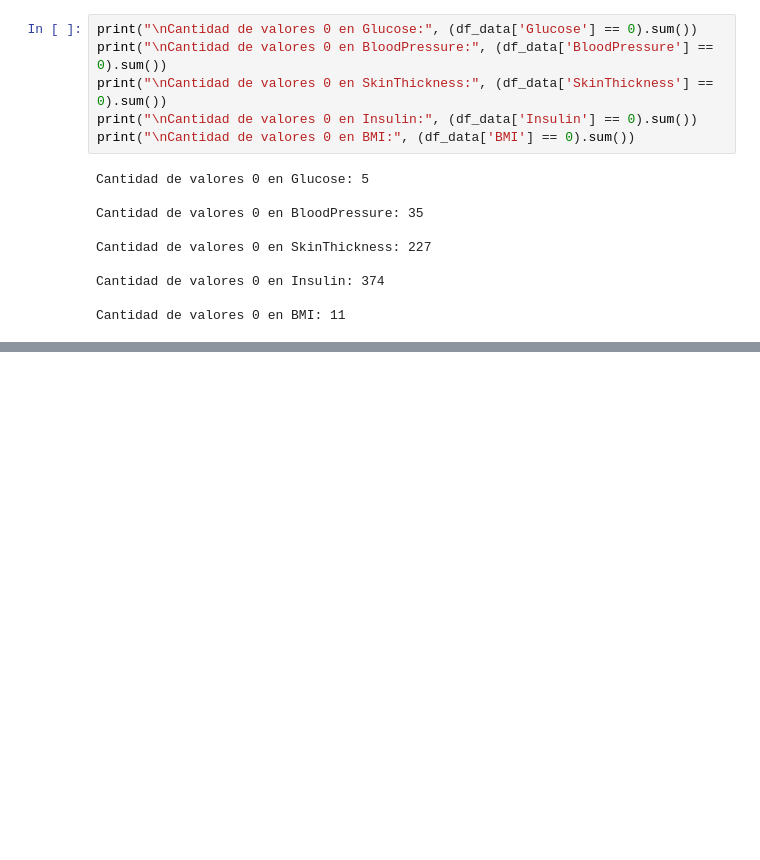
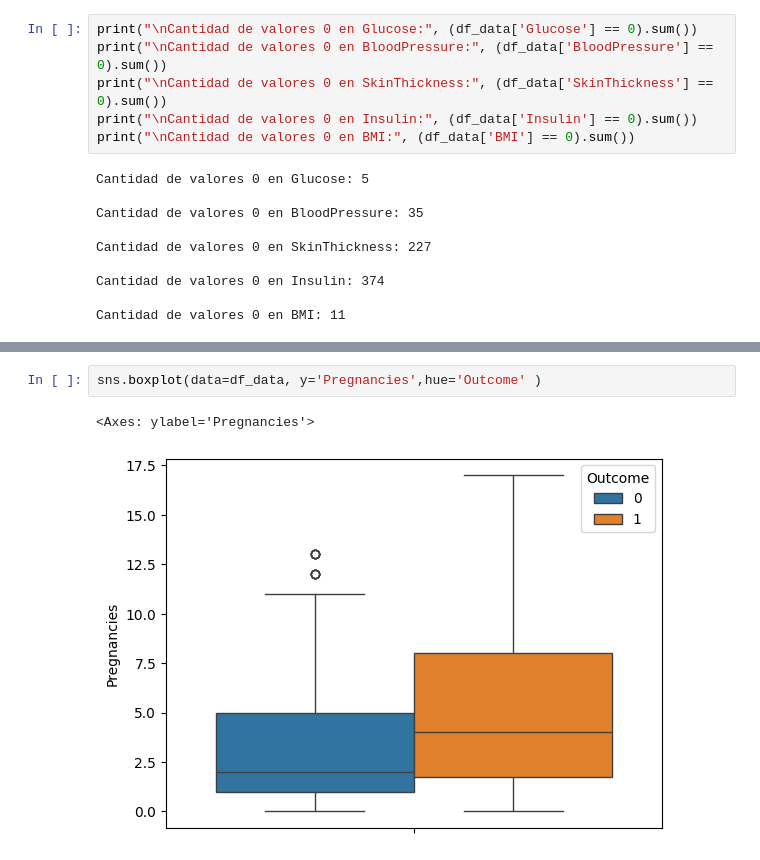
Before and after one commit to FeLipe-133/Trabajo-mate-para-cs, a Jupyter notebook: src/Check_Data/1_check_data.ipynb, the cells around one changed output, grey strips where cells are left out. Drawn from its saved outputs; the diff is of its cells as text; blank space fills up the shorter version.

```diff
--- a/src/Check_Data/1_check_data.ipynb
+++ b/src/Check_Data/1_check_data.ipynb
@@ -187,0 +93,5 @@ Outliers
+# %%
+sns.boxplot(data=df_data, y='Pregnancies',hue='Outcome' )
+# %% [output]
+<Axes: ylabel='Pregnancies'>
+[figure, added]
```
Also changed, not shown: parts of 17 cells of this notebook, 3 other files.
